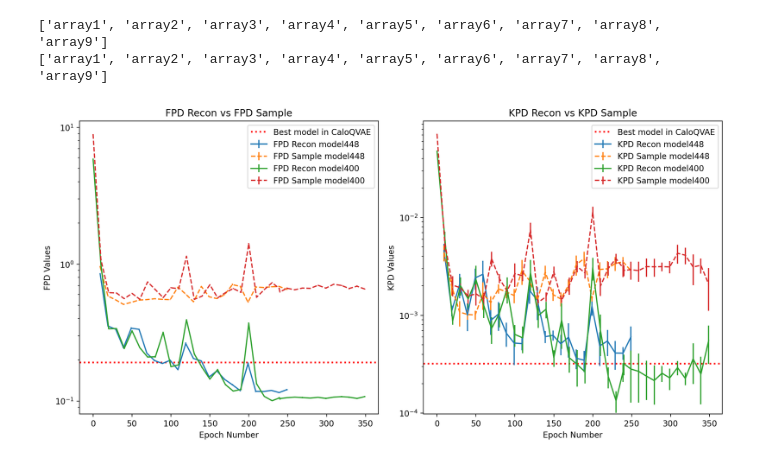
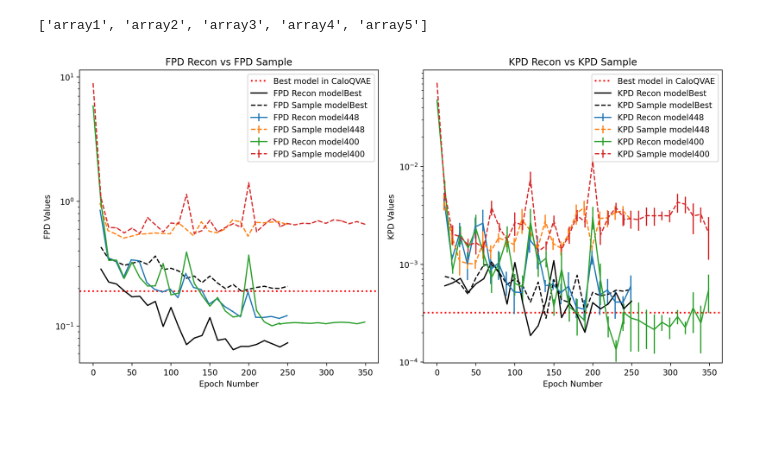
Before and after one commit to QaloSim/CaloQuVAE, a Jupyter notebook: notebooks/jetMetrics.ipynb, the cells around one changed output. Saved outputs shown, nothing was run; the diff lists cells and outputs as text; code cells hidden in the pictures; blank space fills up the shorter version.

Commit message:
added best CaloQVAE to plot

```diff
--- a/notebooks/jetMetrics.ipynb
+++ b/notebooks/jetMetrics.ipynb
@@ -8,45 +8,68 @@ import matplotlib.pyplot as plt
 # %%
 model448 = np.load("/fast_scratch_1/caloqvae/jtoledo/wandb/run-20250718_004118-9vdkr3bn/files/JetData.npz")
 model400 = np.load("/fast_scratch_1/caloqvae/jtoledo/wandb/run-20250712_153312-7p5kb9zm/files/JetData.npz")
+modelBest = np.load("/home/jtoledo/JetData.npz")
 
-models = {'model448': model448, 'model400': model400}
+models = {'model448': model448, 'model400': model400, 'modelBest': modelBest}
+# %%
+modelBest = np.load("/home/jtoledo/JetData.npz")
+modelBest.files
+# %% [output]
+['array1', 'array2', 'array3', 'array4', 'array5']
 # %%
 fig, (ax1, ax2) = plt.subplots(1, 2, figsize=(12, 6))
 ax1.axhline(0.191, color='red', linestyle=':', linewidth=2, label='Best model in CaloQVAE')
 ax2.axhline(0.00032, color='red', linestyle=':', linewidth=2, label='Best model in CaloQVAE')
 for name, model in models.items():
-    en_list = model['array1']
-    fpd_recon = model['array2']
-    fpd_recon_err = model['array3']
-    kpd_recon = model['array4']
-    kpd_recon_err = model['array5']
-    fpd_sample = model['array6']
-    fpd_sample_err = model['array7']
-    kpd_sample = model['array8']
-    kpd_sample_err = model['array9']
+    if name != 'modelBest':
+        en_list = model['array1']
+        fpd_recon = model['array2']
+        fpd_recon_err = model['array3']
+        kpd_recon = model['array4']
+        kpd_recon_err = model['array5']
+        fpd_sample = model['array6']
+        fpd_sample_err = model['array7']
+        kpd_sample = model['array8']
+        kpd_sample_err = model['array9']
+        # Plot fpd_recon and fpd_sample on ax1
+        ax1.errorbar(en_list, fpd_recon, yerr=fpd_recon_err, label=f'FPD Recon {name}')
+        ax1.errorbar(en_list, fpd_sample, yerr=fpd_sample_err, label=f'FPD Sample {name}', linestyle='--')
+        ax1.set_xlabel('Epoch Number')
+        ax1.set_ylabel('FPD Values')
+        ax1.set_title('FPD Recon vs FPD Sample')
+        ax1.set_yscale('log')
 
-    # Plot fpd_recon and fpd_sample on ax1
-    ax1.errorbar(en_list, fpd_recon, yerr=fpd_recon_err, label=f'FPD Recon {name}')
-    ax1.errorbar(en_list, fpd_sample, yerr=fpd_sample_err, label=f'FPD Sample {name}', linestyle='--')
-    ax1.set_xlabel('Epoch Number')
-    ax1.set_ylabel('FPD Values')
-    ax1.set_title('FPD Recon vs FPD Sample')
+        # Plot kpd_recon and kpd_sample on ax2
+        ax2.errorbar(en_list, kpd_recon, yerr=kpd_recon_err, label=f'KPD Recon {name}')
+        ax2.errorbar(en_list, kpd_sample, yerr=kpd_sample_err, label=f'KPD Sample {name}', linestyle='--')
+        ax2.set_xlabel('Epoch Number')
+        ax2.set_ylabel('KPD Values')
+        ax2.set_title('KPD Recon vs KPD Sample')
+
+    else:
+        en_list = model['array1']
+        fpd_recon = model['array2']
+        # fpd_recon_err = model['array3']
+        kpd_recon = model['array3']
+        # kpd_recon_err = model['array5']
+        fpd_sample = model['array4']
+        # fpd_sample_err = model['array7']
+        kpd_sample = model['array5']
+        # kpd_sample_err = model['array9']
+        ax1.plot(en_list, fpd_recon, label=f'FPD Recon {name}', color='black')
+        ax1.plot(en_list, fpd_sample, label=f'FPD Sample {name}', linestyle='--', color='black')
+        ax2.plot(en_list, kpd_recon, label=f'KPD Recon {name}', color='black')
+        ax2.plot(en_list, kpd_sample, label=f'KPD Sample {name}', linestyle='--', color='black')
+
+    ax1.legend()
+    ax2.legend()
     ax1.set_yscale('log')
-    ax1.legend()
+    ax2.set_yscale('log')
 
-    # Plot kpd_recon and kpd_sample on ax2
-    ax2.errorbar(en_list, kpd_recon, yerr=kpd_recon_err, label=f'KPD Recon {name}')
-    ax2.errorbar(en_list, kpd_sample, yerr=kpd_sample_err, label=f'KPD Sample {name}', linestyle='--')
-    ax2.set_xlabel('Epoch Number')
-    ax2.set_ylabel('KPD Values')
-    ax2.set_title('KPD Recon vs KPD Sample')
-    ax2.set_yscale('log')
-    ax2.legend()
+
 
 plt.tight_layout()
 # %% [output]
-['array1', 'array2', 'array3', 'array4', 'array5', 'array6', 'array7', 'array8', 'array9']
-['array1', 'array2', 'array3', 'array4', 'array5', 'array6', 'array7', 'array8', 'array9']
-[figure, old version]
+[figure, new version]
 # %%
 # str(model448)
```
